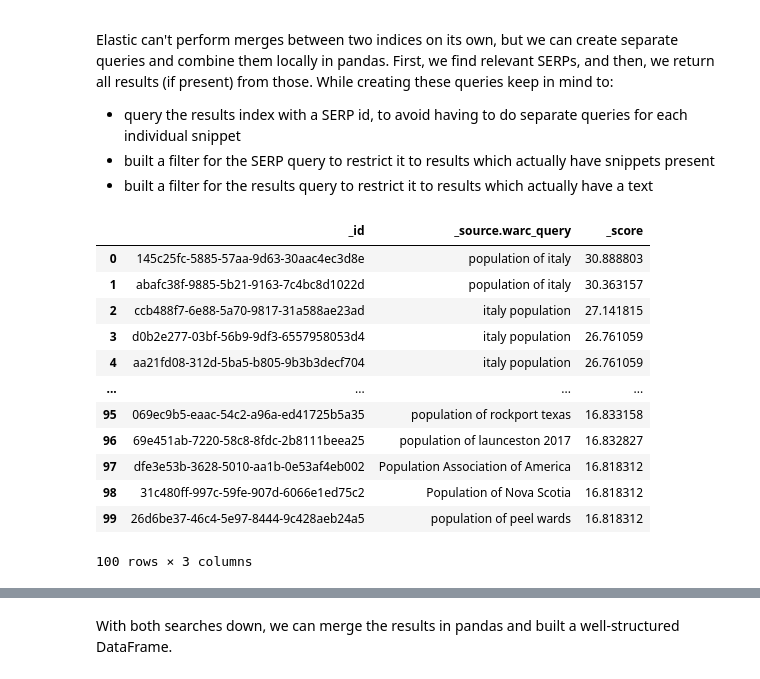
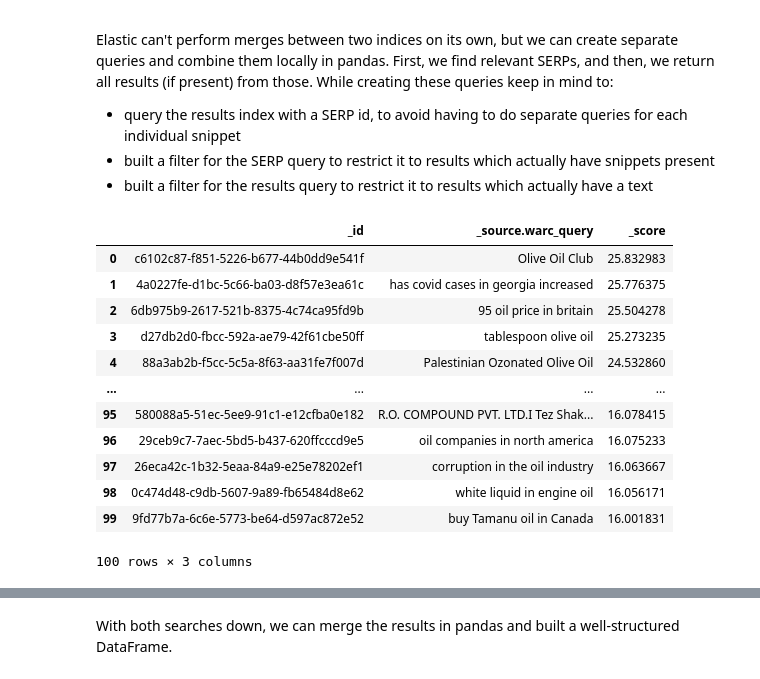
Before and after one commit to CuzImAram/slt_project, a Jupyter notebook: 01-elasticsearch-solved.ipynb, the cells around one changed output, grey strips where cells are left out. Drawn from its saved outputs; the diff is of its cells as text; code cells hidden in the pictures.

```diff
--- a/01-elasticsearch-solved.ipynb
+++ b/01-elasticsearch-solved.ipynb
@@ -379,52 +380,52 @@ Elastic can't perform merges between two indices on its own, but we can create s
 - built a filter for the results query to restrict it to results which actually have a text
 # %%
 # Query that includes nested snippet information
-RAG_QUERY = "population of italy"
+RAG_QUERY = "why has olive oil increased in price"
 query = {
     "query": {
         "bool": {
             "must": [
                 {
                     "multi_match": {
-                        "query": "population of italy",
+                        "query": RAG_QUERY,
                         "fields": ["warc_query"]
                     }
                 },
                 {
                     "nested": {
                         "path": "warc_snippets",
                         "query": {
                             "exists": {
                                 "field": "warc_snippets.id"  # Only results that have parsed results
                             }
                         }
                     }
                 }
             ]
         }
     },
     "size": 100
 }
 
 serps = es.search(index=INDEX_NAME_SERPS, body=query)
 serps = (
     pd.json_normalize(serps['hits']['hits'])
     .loc[:, ["_id", "_source.warc_query", "_score"]]
 )
 serps
 # %% [output]
 |  | _id | _source.warc_query | _score |
-| 0 | 145c25fc-5885-57aa-9d63-30aac4ec3d8e | population of italy | 30.888803 |
-| 1 | abafc38f-9885-5b21-9163-7c4bc8d1022d | population of italy | 30.363157 |
-| 2 | ccb488f7-6e88-5a70-9817-31a588ae23ad | italy population | 27.141815 |
-| 3 | d0b2e277-03bf-56b9-9df3-6557958053d4 | italy population | 26.761059 |
-| 4 | aa21fd08-312d-5ba5-b805-9b3b3decf704 | italy population | 26.761059 |
+| 0 | c6102c87-f851-5226-b677-44b0dd9e541f | Olive Oil Club | 25.832983 |
+| 1 | 4a0227fe-d1bc-5c66-ba03-d8f57e3ea61c | has covid cases in georgia increased | 25.776375 |
+| 2 | 6db975b9-2617-521b-8375-4c74ca95fd9b | 95 oil price in britain | 25.504278 |
+| 3 | d27db2d0-fbcc-592a-ae79-42f61cbe50ff | tablespoon olive oil | 25.273235 |
+| 4 | 88a3ab2b-f5cc-5c5a-8f63-aa31fe7f007d | Palestinian Ozonated Olive Oil | 24.532860 |
 | ... | ... | ... | ... |
-| 95 | 069ec9b5-eaac-54c2-a96a-ed41725b5a35 | population of rockport texas | 16.833158 |
-| 96 | 69e451ab-7220-58c8-8fdc-2b8111beea25 | population of launceston 2017 | 16.832827 |
-| 97 | dfe3e53b-3628-5010-aa1b-0e53af4eb002 | Population Association of America | 16.818312 |
-| 98 | 31c480ff-997c-59fe-907d-6066e1ed75c2 | Population of Nova Scotia | 16.818312 |
-| 99 | 26d6be37-46c4-5e97-8444-9c428aeb24a5 | population of peel wards | 16.818312 |
+| 95 | 580088a5-51ec-5ee9-91c1-e12cfba0e182 | R.O. COMPOUND PVT. LTD.I Tez Shak... | 16.078415 |
+| 96 | 29ceb9c7-7aec-5bd5-b437-620ffcccd9e5 | oil companies in north america | 16.075233 |
+| 97 | 26eca42c-1b32-5eaa-84a9-e25e78202ef1 | corruption in the oil industry | 16.063667 |
+| 98 | 0c474d48-c9db-5607-9a89-fb65484d8e62 | white liquid in engine oil | 16.056171 |
+| 99 | 9fd77b7a-6c6e-5773-be64-d597ac872e52 | buy Tamanu oil in Canada | 16.001831 |
 100 rows × 3 columns
 # %%
 # Retrieve the corresponding result texts from the result index
```
Also changed, not shown: parts of 4 cells of this notebook, 2 other files.
